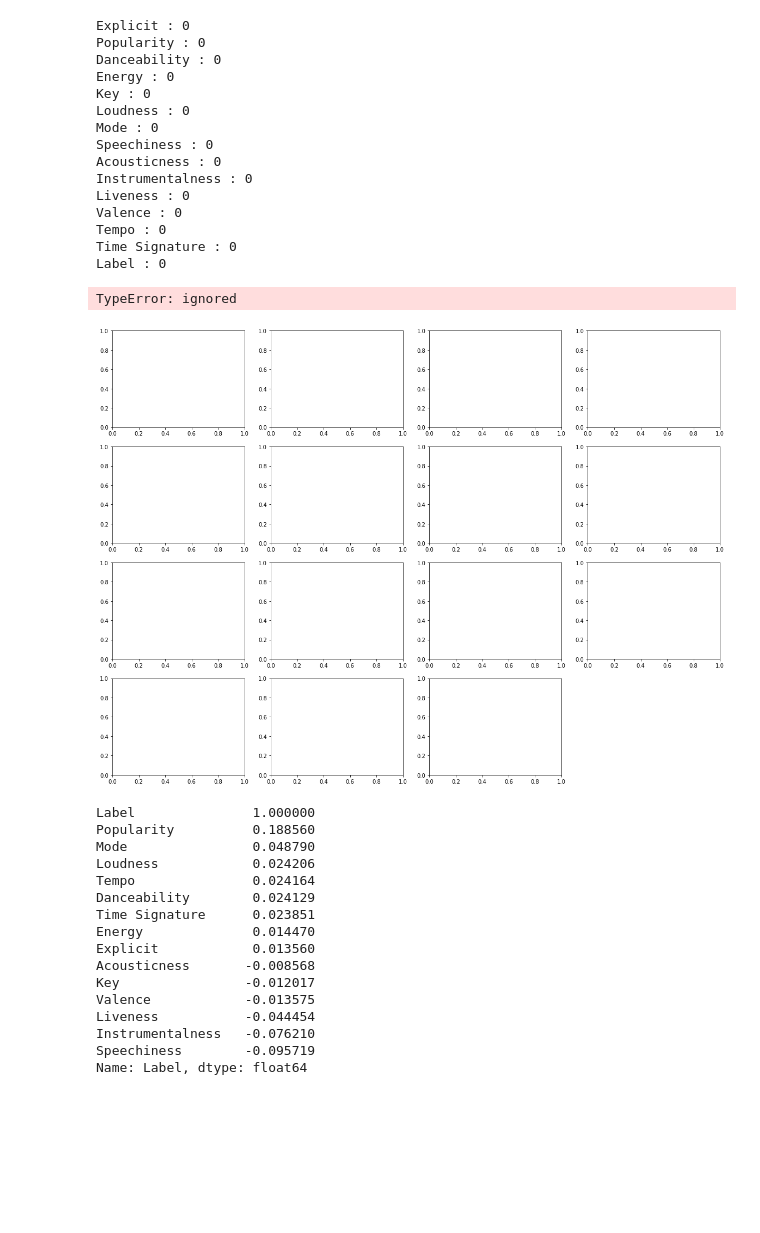
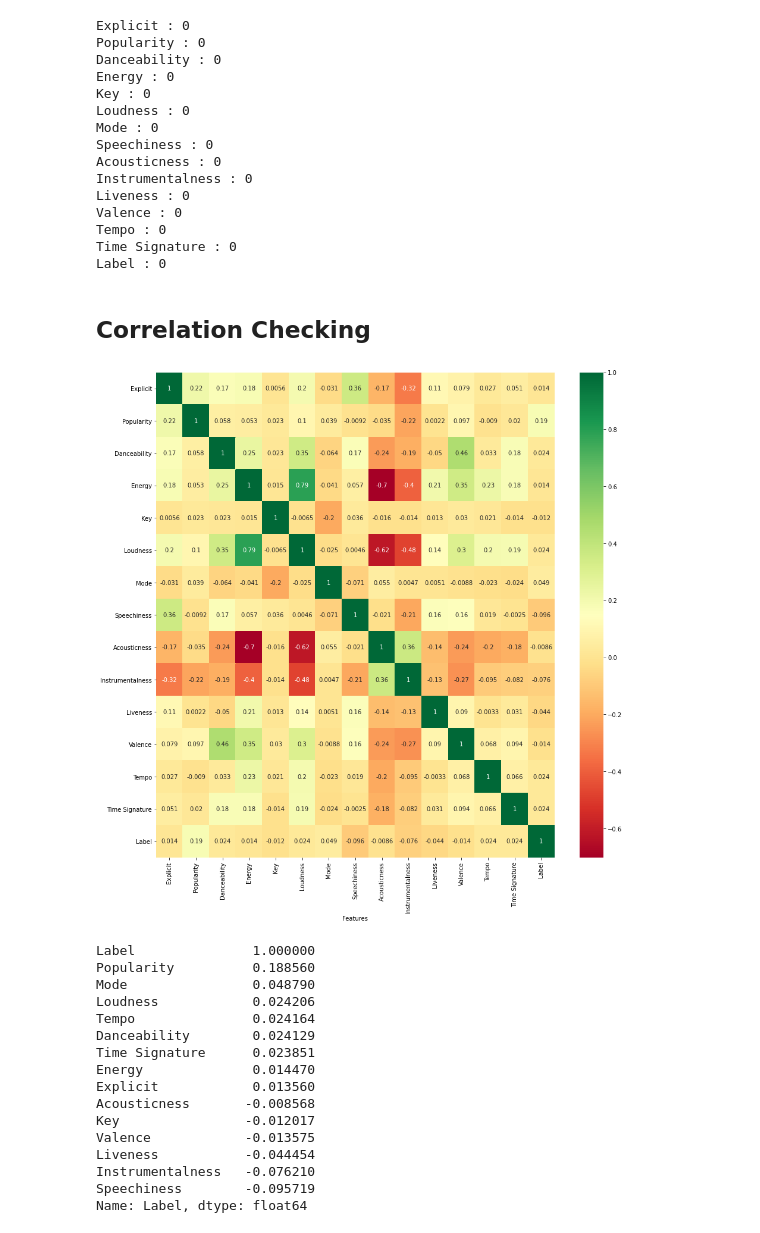
Before and after one commit to nullmaxwell/learnify, a Jupyter notebook: main.ipynb, the cells around one changed output. Cells and saved outputs as stored; diff of their text form; code cells hidden in the pictures; blank space fills up the shorter version.

```diff
--- a/main.ipynb
+++ b/main.ipynb
@@ -385,15 +398,16 @@ Label : 0
 for col in processing_data.columns:
     if processing_data[col].isnull().sum() > 0 == True and processing_data[col].dtypes not in ['bool', 'category'] == True:
         processing_data[col] = processing_data[col].fillna(processing_data[col].median())
-# %%
-# Overview of whole data set
-import matplotlib.pyplot as plt
-
-processing_data[:-1].hist(bins = 50, figsize = (20,15))
-plt.show()
-# %% [output]
-TypeError: ignored
-[figure, removed]
+# %% [markdown]
+## Correlation Checking
+# %%
+f,ax = plt.subplots(figsize = (15,15))
+sns.heatmap(processing_data.corr(), annot = True, fmt = '.2g', cmap = 'RdYlGn', ax= ax)
+sns.set(font_scale = 0.75)
+plt.xlabel('Features')
+plt.show()
+# %% [output]
+[figure, added]
 # %%
 cmatrix = processing_data.corr()
 cmatrix["Label"].sort_values(ascending = False)
```
Also changed, not shown: parts of 48 cells of this notebook.
